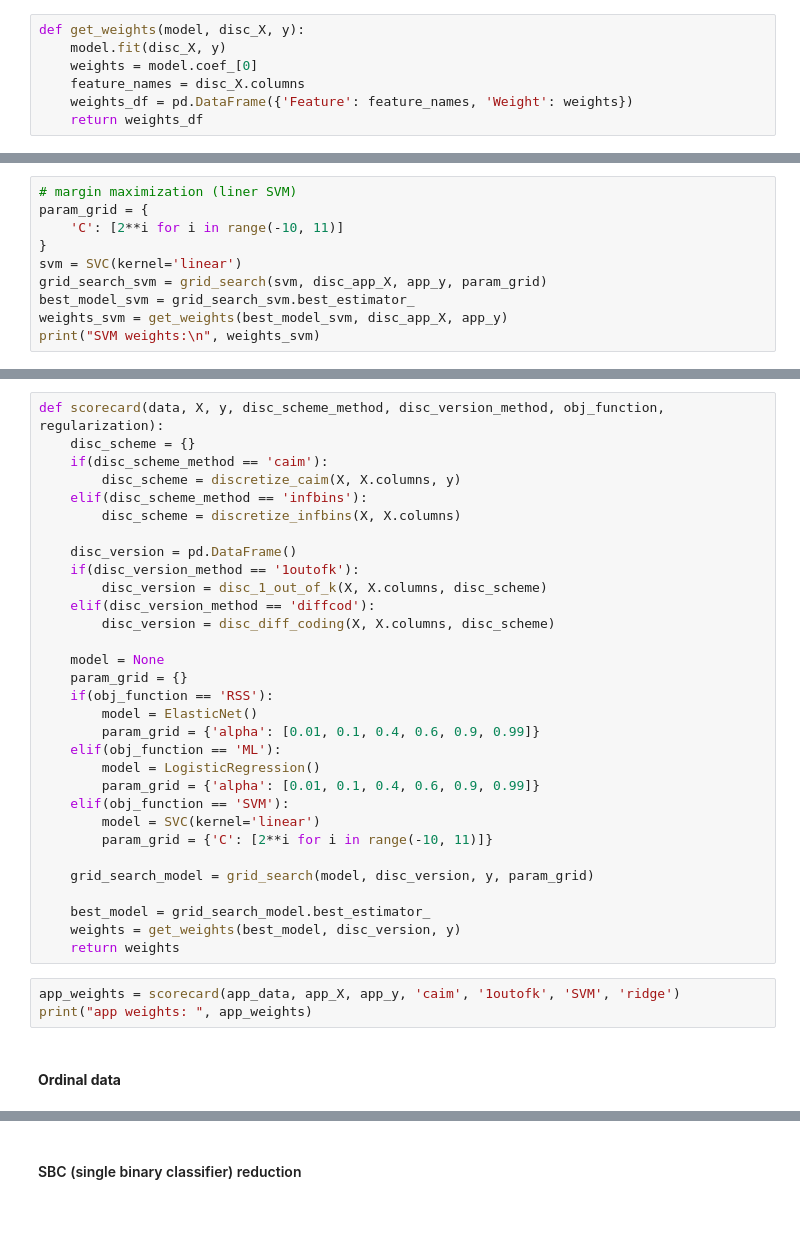
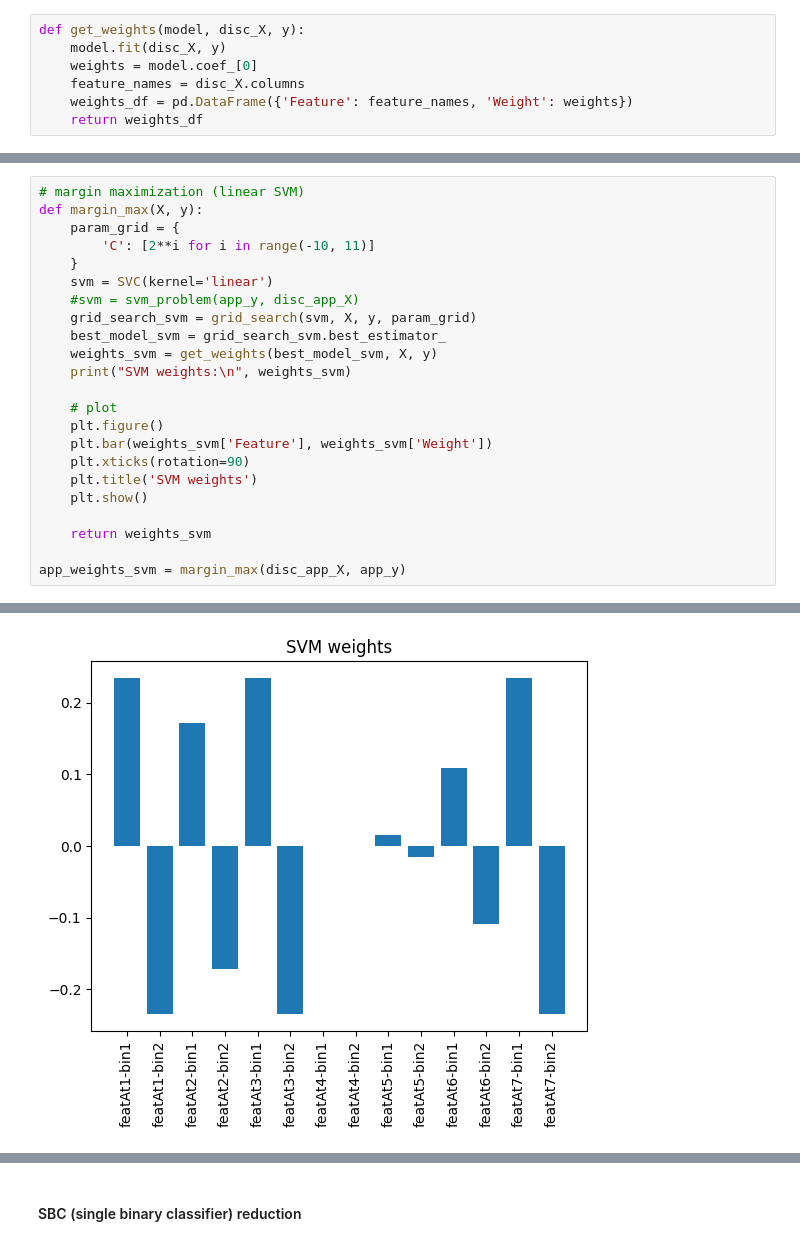
Before and after one commit to mafits/opt-ordinal-scorecards, a Jupyter notebook: diff-scorecards.ipynb, the cells around one changed output, grey strips where cells are left out. Saved outputs shown, nothing was run; the diff lists cells and outputs as text; blank space fills up the shorter version.

```diff
--- a/diff-scorecards.ipynb
+++ b/diff-scorecards.ipynb
@@ -341,10 +558,24 @@ print("ML weights:\n", weights_ml)
 # %%
-# margin maximization (liner SVM)
-param_grid = {
-    'C': [2**i for i in range(-10, 11)]
-}
-svm = SVC(kernel='linear')
-grid_search_svm = grid_search(svm, disc_app_X, app_y, param_grid)
-best_model_svm = grid_search_svm.best_estimator_
-weights_svm = get_weights(best_model_svm, disc_app_X, app_y)
-print("SVM weights:\n", weights_svm)
+# margin maximization (linear SVM)
+def margin_max(X, y):
+    param_grid = {
+        'C': [2**i for i in range(-10, 11)]
+    }
+    svm = SVC(kernel='linear')
+    #svm = svm_problem(app_y, disc_app_X)
+    grid_search_svm = grid_search(svm, X, y, param_grid)
+    best_model_svm = grid_search_svm.best_estimator_
+    weights_svm = get_weights(best_model_svm, X, y)
+    print("SVM weights:\n", weights_svm)
+
+    # plot
+    plt.figure()
+    plt.bar(weights_svm['Feature'], weights_svm['Weight'])
+    plt.xticks(rotation=90)
+    plt.title('SVM weights')
+    plt.show()
+
+    return weights_svm
+
+app_weights_svm = margin_max(disc_app_X, app_y)
+# %% [output]
@@ -351,36 +598 @@ print("SVM weights:\n", weights_svm)
+[figure, added]
-# %%
-def scorecard(data, X, y, disc_scheme_method, disc_version_method, obj_function, regularization):
-    disc_scheme = {}
-    if(disc_scheme_method == 'caim'):
-        disc_scheme = discretize_caim(X, X.columns, y)
-    elif(disc_scheme_method == 'infbins'):
-        disc_scheme = discretize_infbins(X, X.columns)
-
-    disc_version = pd.DataFrame()
-    if(disc_version_method == '1outofk'):
-        disc_version = disc_1_out_of_k(X, X.columns, disc_scheme)
-    elif(disc_version_method == 'diffcod'):
-        disc_version = disc_diff_coding(X, X.columns, disc_scheme)
-
-    model = None
-    param_grid = {}
-    if(obj_function == 'RSS'):
-        model = ElasticNet()
-        param_grid = {'alpha': [0.01, 0.1, 0.4, 0.6, 0.9, 0.99]}
-    elif(obj_function == 'ML'):
-        model = LogisticRegression()
-        param_grid = {'alpha': [0.01, 0.1, 0.4, 0.6, 0.9, 0.99]}
-    elif(obj_function == 'SVM'):
-        model = SVC(kernel='linear')
-        param_grid = {'C': [2**i for i in range(-10, 11)]}
-
-    grid_search_model = grid_search(model, disc_version, y, param_grid)
-
-    best_model = grid_search_model.best_estimator_
-    weights = get_weights(best_model, disc_version, y)
-    return weights
-# %%
-app_weights = scorecard(app_data, app_X, app_y, 'caim', '1outofk', 'SVM', 'ridge')
-print("app weights: ", app_weights)
-# %% [markdown]
-#### **Ordinal data**
```
Also changed, not shown: parts of 35 cells of this notebook, 1 other file.
